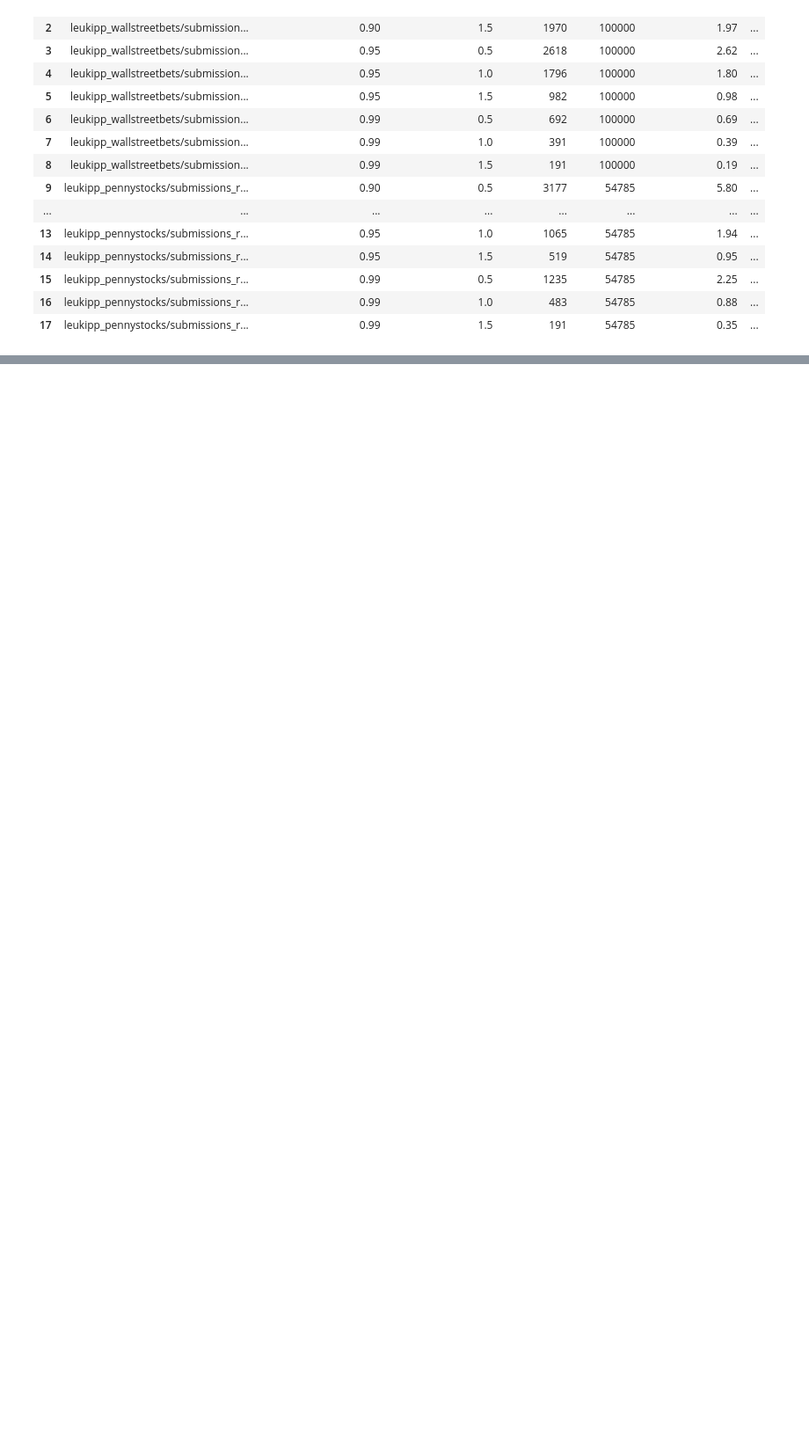
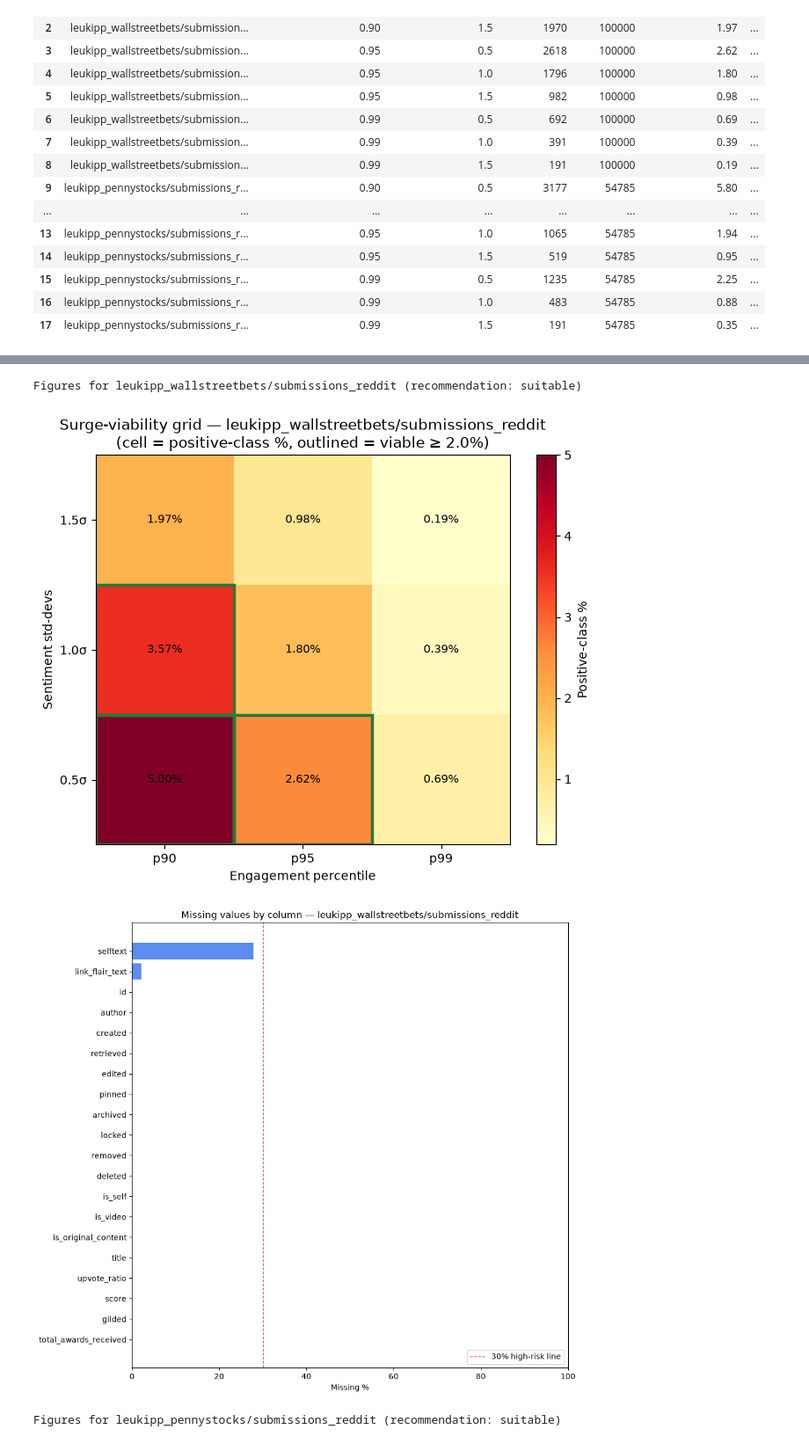
Before and after one commit to yenthanh115/uol-bsc-cm3070-final-project, a Jupyter notebook: src/eda/03_deep_assessment.ipynb, the cells around one changed output, grey strips where cells are left out. Shown at 88% size. Drawn from its saved outputs; the diff is of its cells as text; code cells hidden in the pictures; blank space fills up the shorter version.

Commit message:
eda: refine notebooks

```diff
--- a/src/eda/03_deep_assessment.ipynb
+++ b/src/eda/03_deep_assessment.ipynb
@@ -102,6 +102,16 @@ def detect_date_column(df: pd.DataFrame) -> Optional[str]:
             return col
     for col in df.columns:
         if any(kw in col.lower() for kw in ["date", "time", "created"]):
+            return col
+    # Dtype probe (kept in sync with 02_highlevel_eval): if no column name
+    # matches, try parsing object/string columns so both notebooks agree on
+    # which column is the date when the name is not keyword-matchable.
+    for col in df.select_dtypes(include=["object", "string"]).columns:
+        sample = df[col].dropna().head(20)
+        if len(sample) == 0:
+            continue
+        parsed = pd.to_datetime(sample, errors="coerce", format="mixed")
+        if parsed.notna().sum() >= len(sample) * 0.8:
             return col
     return None
 
@@ -160,7 +170,7 @@ Detectors + ticker extraction defined.
 Loads (capped) rows, normalises the date column, computes VADER sentiment **once**, and extracts a per-row ticker.
 # %%
 def load_prepared(path: Path) -> dict:
-    """Load a dataset and get it ready, returning the frame alongside the columns we detected."""
+    """Load a dataset and get it ready, returning the frame alongside the detected columns."""
     sep = detect_delimiter(str(path))
     df = pd.read_csv(path, sep=sep, engine="python", nrows=FULL_LOAD_ROWS, on_bad_lines="skip")
 
@@ -169,7 +179,7 @@ def load_prepared(path: Path) -> dict:
     eng_cols = detect_engagement_columns(df)
 
     # Tidy up the date column. It might arrive as Unix seconds or as plain
-    # date strings, so we handle both.
+    # date strings, so both are handled.
     if date_col and date_col in df.columns:
         s = df[date_col]
         if pd.api.types.is_numeric_dtype(s):
@@ -222,6 +232,9 @@ def data_quality(df: pd.DataFrame) -> dict:
         "column_count": df.shape[1],
         "high_risk_columns": high_risk,
         "duplicate_rows": int(df.duplicated().sum()),
+        # Full per-column missing % (added so the figures section can draw a
+        # missingness bar). high_risk_columns above is derived from this.
+        "missing_pct": missing,
     }
 
 
@@ -497,0 +675,24 @@ Surge viability detail:
+# %%
+# ---------------------------------------------------------------------------
+# Render the decision-support figures for every assessed dataset.
+# ---------------------------------------------------------------------------
+if not _HAS_MPL:
+    print("matplotlib not available — skipping figures. Install it and re-run this section.")
+elif not assessments:
+    print("No assessments — nothing to plot.")
+else:
+    for a in assessments:
+        print(f"Figures for {a['dataset']} (recommendation: {a['recommendation']})")
+        plot_surge_viability_heatmap(a)
+        plot_missingness(a)
+
+    # One comparison across all assessed datasets.
+    plot_cross_dataset_comparison(assessments)
+
+    if SAVE_FIGURES:
+        print(f"\nSaved figures to: {FIGURES_DIR}")
+# %% [output]
+Figures for leukipp_wallstreetbets/submissions_reddit (recommendation: suitable)
+[figure, added]
+[figure, added]
+Figures for leukipp_pennystocks/submissions_reddit (recommendation: suitable)
```
Also changed, not shown: parts of 8 cells of this notebook, 14 other files.
